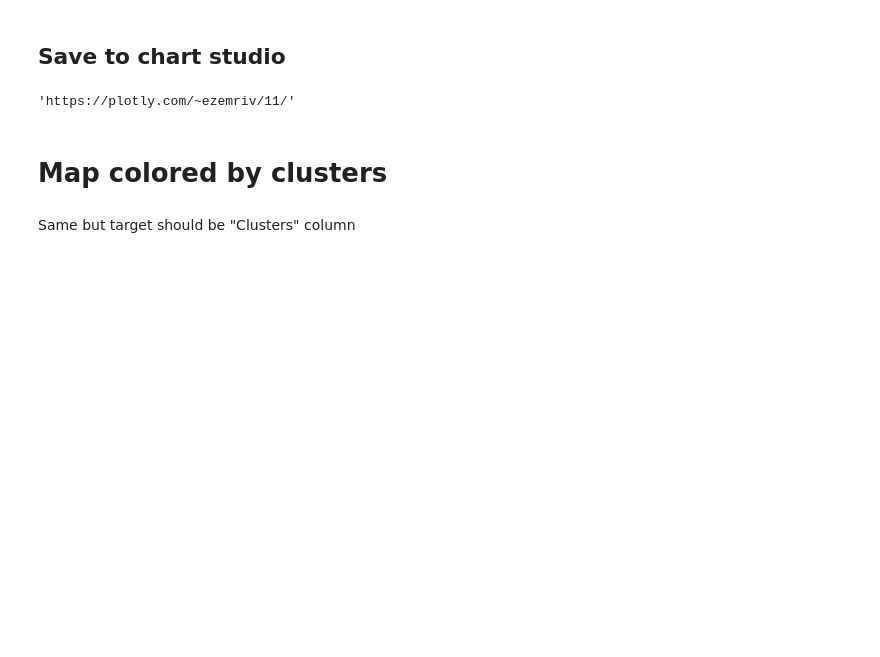
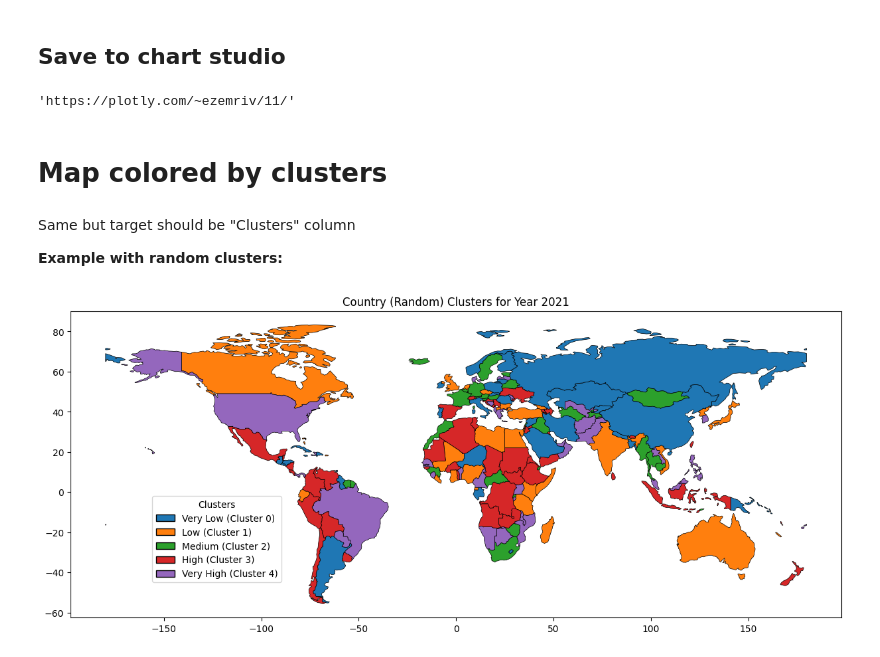
Before and after one commit to ezemriv/FAO-Food-CO2-Footprint, a Jupyter notebook: country_emissions/04_choropleth_map_emissions_clusters.ipynb, the cells around one changed output. Drawn from its saved outputs; the diff is of its cells as text; code cells hidden in the pictures; blank space fills up the shorter version.

Commit message:
cluster map

```diff
--- a/country_emissions/04_choropleth_map_emissions_clusters.ipynb
+++ b/country_emissions/04_choropleth_map_emissions_clusters.ipynb
@@ -240,3 +243,50 @@ py.plot(fig, filename = f'{target}_per_capita', auto_open=False)
 # Map colored by clusters
 # %% [markdown]
 Same but target should be "Clusters" column
+
+**Example with random clusters:**
+# %%
+# Example data with random clusters
+dummy_df = country_df.copy()
+dummy_df = dummy_df[dummy_df['Year'] == year][['Year', 'Area']].drop_duplicates()
+dummy_df['clusters'] = np.random.randint(0, 5, len(dummy_df))
+
+total_clusters = dummy_df['clusters'].nunique()
+
+world = gpd.read_file(gpd.datasets.get_path('naturalearth_lowres'))
+world = world.merge(dummy_df, how='left', left_on='name', right_on='Area').dropna()
+
+# Define colors and labels for each cluster
+colors = ['#1f77b4', '#ff7f0e', '#2ca02c', '#d62728', '#9467bd']
+labels = ['Very Low', 'Low', 'Medium', 'High', 'Very High'] #This could be "Cluster 1, Cluster 2,..."
+
+# Create a dictionary mapping cluster numbers to colors and labels
+cluster_info = {i: {'color': colors[i], 'label': labels[i]} for i in range(total_clusters)}
+
+# Assign colors and labels based on cluster numbers
+world['color'] = world['clusters'].map(lambda x: cluster_info[x]['color'])
+world['label'] = world['clusters'].map(lambda x: cluster_info[x]['label'])
+
+# Plot the map
+fig, ax = plt.subplots(1, 1, figsize=(15, 10))
+
+# Plot countries with assigned colors
+world.plot(ax=ax, color=world['color'], edgecolor='black', linewidth=0.5)
+
+# Create a custom legend
+legend_elements = [Patch(facecolor=cluster_info[i]['color'],
+                         edgecolor='black',
+                         label=f"{cluster_info[i]['label']} (Cluster {i})")
+                   for i in range(5)]
+ax.legend(handles=legend_elements, title="Clusters", loc='lower left',
+          bbox_to_anchor=(0.1, 0.1))
+
+plt.title(f"Country (Random) Clusters for Year {year}")
+# plt.axis('off')  # Turn off the axis
+
+plt.savefig(f"../plots/clusters_map.png")
+# plt.savefig(f"../plots/clusters_TOTAL_map.pdf")
+
+plt.show()
+# %% [output]
+[figure, added]
```
Also changed, not shown: parts of 4 cells of this notebook.
